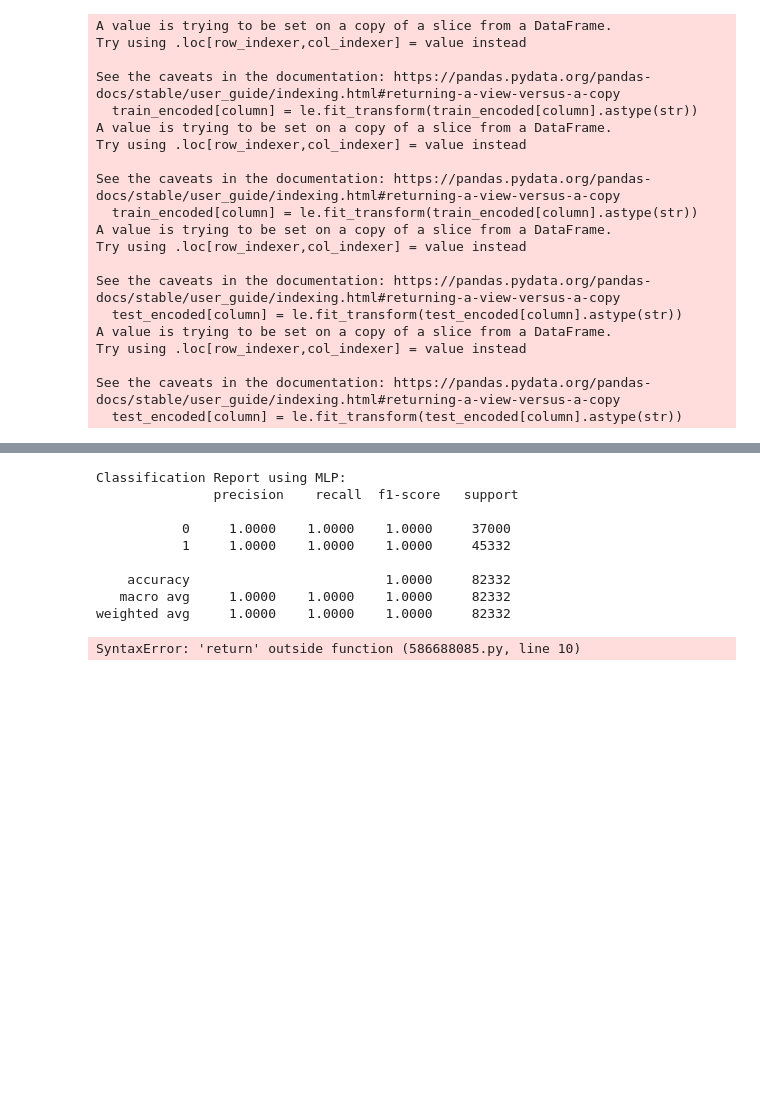
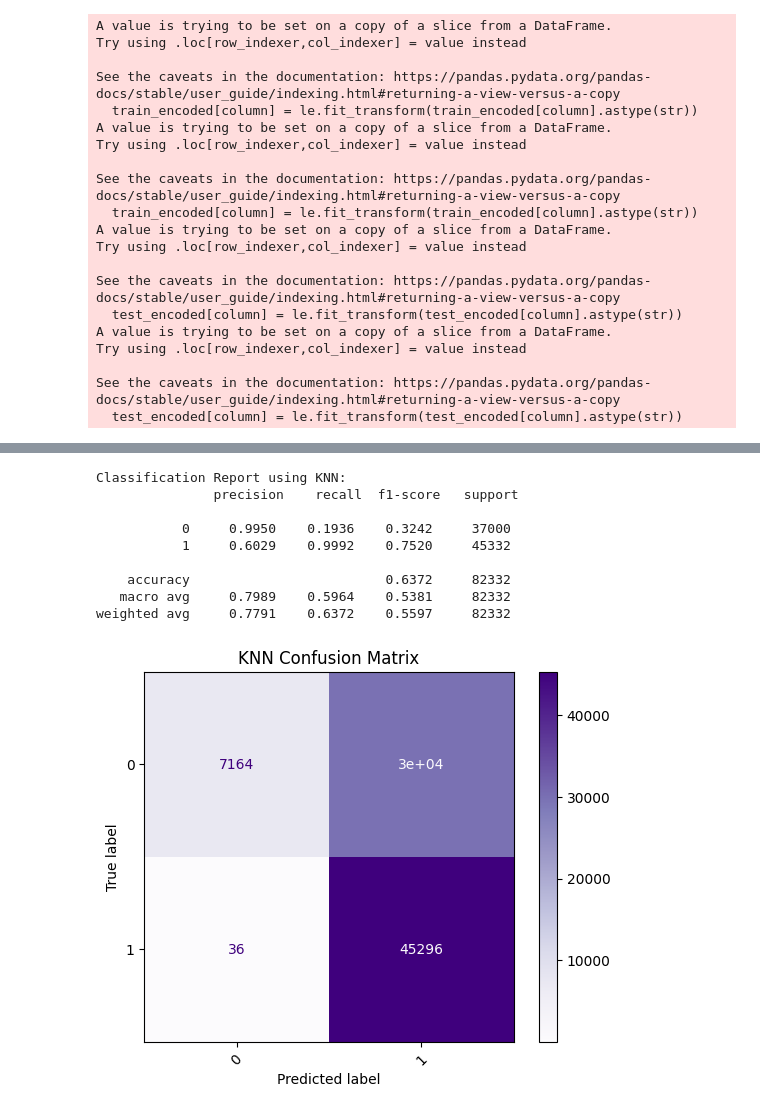
Before and after one commit to zalak0/CyberSoldier, a Jupyter notebook: sub_goalA/1.ipynb, the cells around one changed output, grey strips where cells are left out. Cells and saved outputs as stored; diff of their text form; code cells hidden in the pictures; blank space fills up the shorter version.

```diff
--- a/sub_goalA/1.ipynb
+++ b/sub_goalA/1.ipynb
@@ -146,23 +167,28 @@ weighted avg     0.9487    0.9430    0.9432     82332
-# %%
-# mlp
-#def mlp_classifier(X_train, X_test, y_train, y_test):
-pipeline = Pipeline([('scaler', StandardScaler()),('mlp', MLPClassifier(hidden_layer_sizes=(100,), max_iter=300,random_state=42))])
-
-pipeline.fit(X_train, y_train)
-y_pred_mlp = pipeline.predict(X_test)
-acc = accuracy_score(y_test, y_pred)
-f1 = f1_score(y_test, y_pred, average='weighted')
-print("\nClassification Report using MLP: \n", classification_report(y_test, y_pred_mlp, digits=4, zero_division=0))
-# %% [output]
-Classification Report using MLP:
-               precision    recall  f1-score   support
-
-           0     1.0000    1.0000    1.0000     37000
-           1     1.0000    1.0000    1.0000     45332
-
-    accuracy                         1.0000     82332
-   macro avg     1.0000    1.0000    1.0000     82332
-weighted avg     1.0000    1.0000    1.0000     82332
-SyntaxError: 'return' outside function (586688085.py, line 10)
+# %%
+knn = KNeighborsClassifier(n_neighbors=5, weights = "distance")
+
+knn.fit(X_train, y_train)
+y_pred_knn = knn.predict(X_test)
+acc_knn = accuracy_score(y_test, y_pred_knn)
+f1_knn = f1_score(y_test, y_pred_knn, average='weighted')
+
+print("\nClassification Report using KNN:\n", classification_report(y_test, y_pred_knn, digits=4, zero_division=0))
+
+cm_knn = confusion_matrix(y_test, y_pred_knn)
+disp = ConfusionMatrixDisplay(confusion_matrix=cm_knn)
+disp.plot(cmap='Purples', xticks_rotation=45)
+plt.title("KNN Confusion Matrix")
+plt.show()
+# %% [output]
+Classification Report using KNN:
+               precision    recall  f1-score   support
+
+           0     0.9950    0.1936    0.3242     37000
+           1     0.6029    0.9992    0.7520     45332
+
+    accuracy                         0.6372     82332
+   macro avg     0.7989    0.5964    0.5381     82332
+weighted avg     0.7791    0.6372    0.5597     82332
+[figure, added]
 # %%
 #random forest
```
Also changed, not shown: parts of 15 cells of this notebook.
